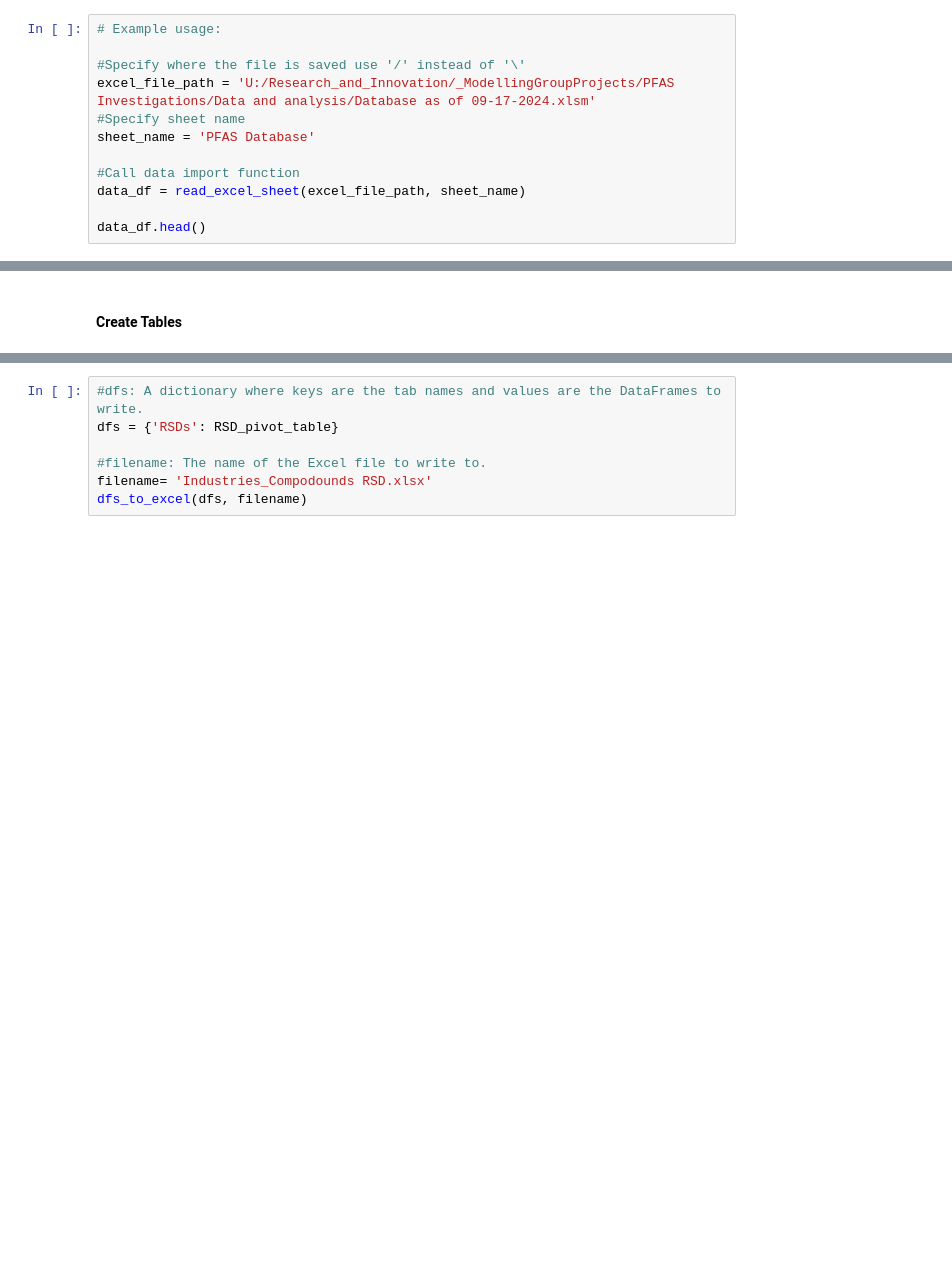
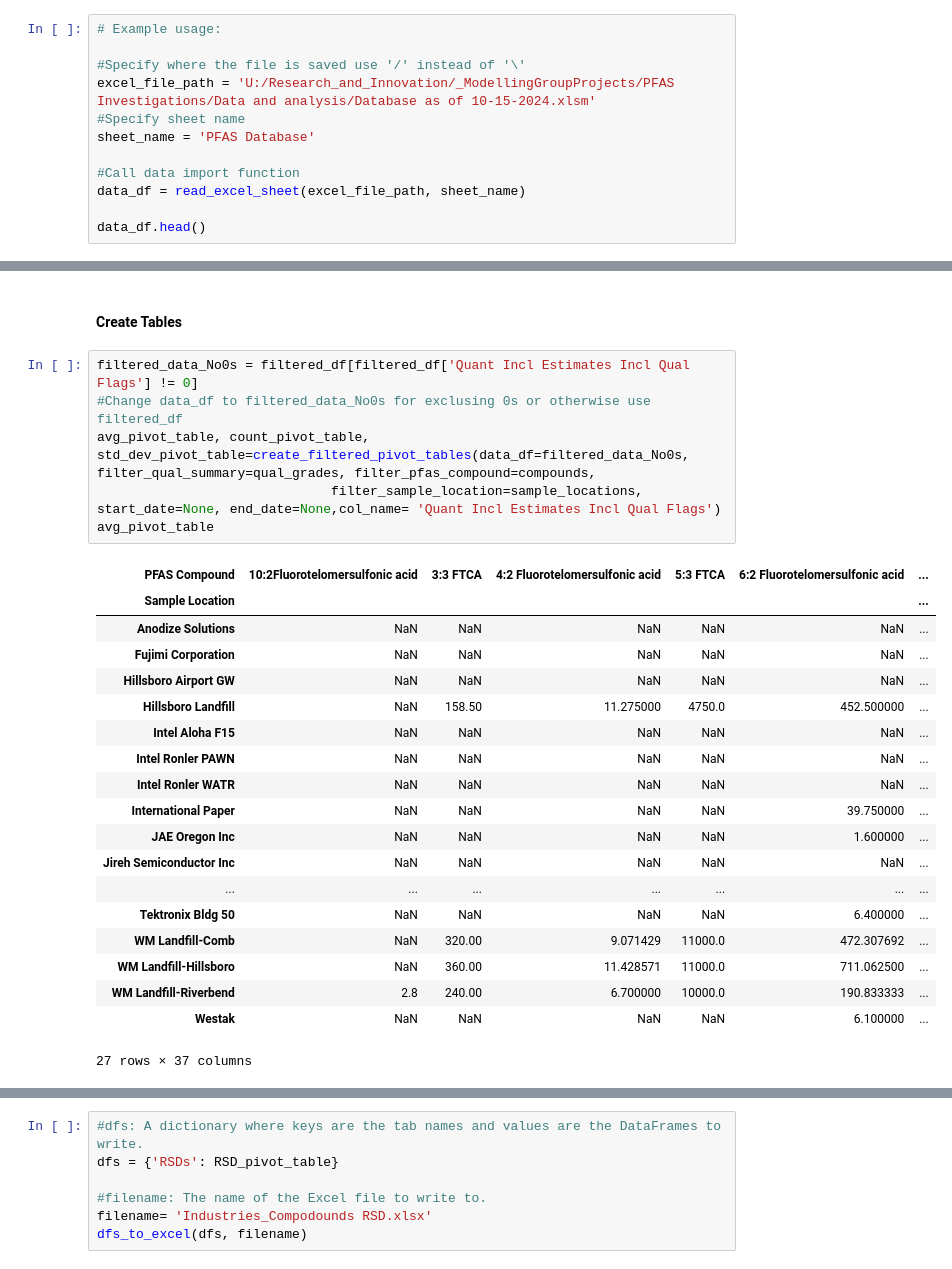
Before and after one commit to Clean-Water-Services/Jupyter-Notebooks, a Jupyter notebook: PFAS_Toolbox_IndustriesTemporalStabilityAnalysis.ipynb, the cells around one changed output, grey strips where cells are left out. Drawn from its saved outputs; the diff is of its cells as text; blank space fills up the shorter version.

```diff
--- a/PFAS_Toolbox_IndustriesTemporalStabilityAnalysis.ipynb
+++ b/PFAS_Toolbox_IndustriesTemporalStabilityAnalysis.ipynb
@@ -62,7 +62,7 @@ def dfs_to_excel(dfs, filename):
 # Example usage:
 
 #Specify where the file is saved use '/' instead of '\'
-excel_file_path = 'U:/Research_and_Innovation/_ModellingGroupProjects/PFAS Investigations/Data and analysis/Database as of 09-17-2024.xlsm'
+excel_file_path = 'U:/Research_and_Innovation/_ModellingGroupProjects/PFAS Investigations/Data and analysis/Database as of 10-15-2024.xlsm'
 #Specify sheet name
 sheet_name = 'PFAS Database'
 
@@ -492,4 +576,30 @@ def create_filtered_pivot_tables(data_df, filter_qual_summary=None, filter_pfas_
         return None
 # %% [markdown]
 #### Create Tables
+# %%
+filtered_data_No0s = filtered_df[filtered_df['Quant Incl Estimates Incl Qual Flags'] != 0]
+#Change data_df to filtered_data_No0s for exclusing 0s or otherwise use filtered_df
+avg_pivot_table, count_pivot_table, std_dev_pivot_table=create_filtered_pivot_tables(data_df=filtered_data_No0s, filter_qual_summary=qual_grades, filter_pfas_compound=compounds,
+                              filter_sample_location=sample_locations, start_date=None, end_date=None,col_name= 'Quant Incl Estimates Incl Qual Flags')
+avg_pivot_table
+# %% [output]
+| PFAS Compound | 10:2Fluorotelomersulfonic acid | 3:3 FTCA | 4:2 Fluorotelomersulfonic acid | 5:3 FTCA | 6:2 Fluorotelomersulfonic acid | ... |
+| Sample Location |  |  |  |  |  | ... |
+| Anodize Solutions | NaN | NaN | NaN | NaN | NaN | ... |
+| Fujimi Corporation | NaN | NaN | NaN | NaN | NaN | ... |
+| Hillsboro Airport GW | NaN | NaN | NaN | NaN | NaN | ... |
+| Hillsboro Landfill | NaN | 158.50 | 11.275000 | 4750.0 | 452.500000 | ... |
+| Intel Aloha F15 | NaN | NaN | NaN | NaN | NaN | ... |
+| Intel Ronler PAWN | NaN | NaN | NaN | NaN | NaN | ... |
+| Intel Ronler WATR | NaN | NaN | NaN | NaN | NaN | ... |
+| International Paper | NaN | NaN | NaN | NaN | 39.750000 | ... |
+| JAE Oregon Inc | NaN | NaN | NaN | NaN | 1.600000 | ... |
+| Jireh Semiconductor Inc | NaN | NaN | NaN | NaN | NaN | ... |
+| ... | ... | ... | ... | ... | ... | ... |
+| Tektronix Bldg 50 | NaN | NaN | NaN | NaN | 6.400000 | ... |
+| WM Landfill-Comb | NaN | 320.00 | 9.071429 | 11000.0 | 472.307692 | ... |
+| WM Landfill-Hillsboro | NaN | 360.00 | 11.428571 | 11000.0 | 711.062500 | ... |
+| WM Landfill-Riverbend | 2.8 | 240.00 | 6.700000 | 10000.0 | 190.833333 | ... |
+| Westak | NaN | NaN | NaN | NaN | 6.100000 | ... |
+27 rows × 37 columns
 # %%
```
Also changed, not shown: parts of 9 cells of this notebook.
